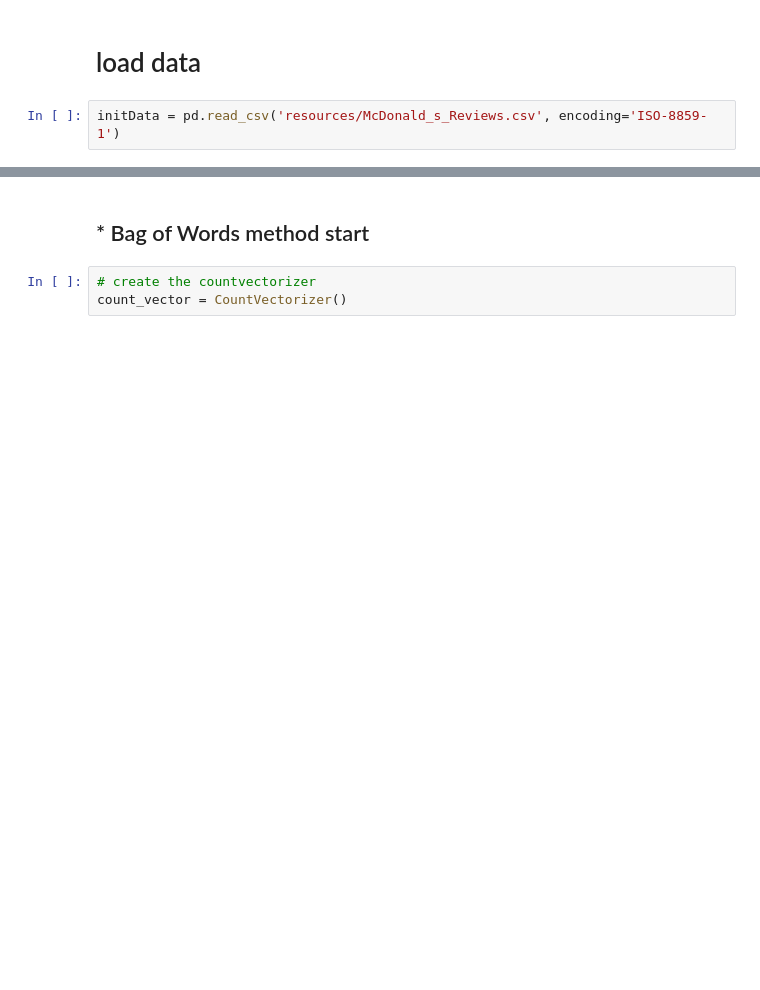
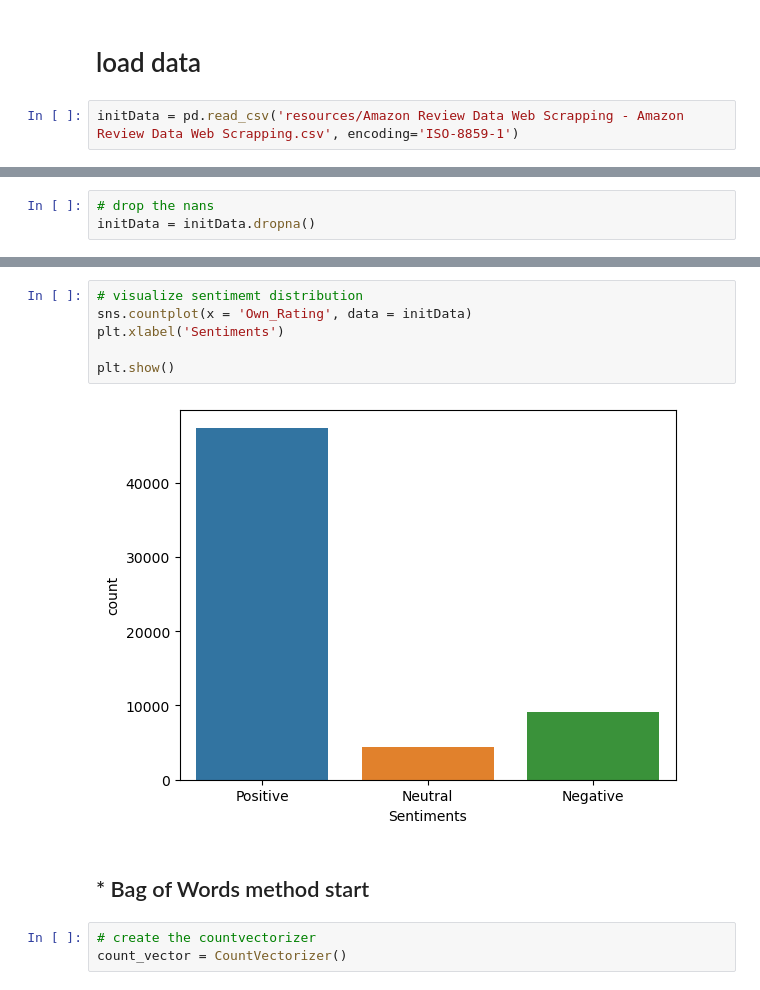
Before and after one commit to dantrellperson/project-sentiment, a Jupyter notebook: project-sentiment-draft1.ipynb, the cells around one changed output, grey strips where cells are left out. Drawn from its saved outputs; the diff is of its cells as text; blank space fills up the shorter version.

```diff
--- a/project-sentiment-draft1.ipynb
+++ b/project-sentiment-draft1.ipynb
@@ -38,5 +46,5 @@ warnings.filterwarnings('ignore')
 # %% [markdown]
 # load data
 # %%
-initData = pd.read_csv('resources/McDonald_s_Reviews.csv', encoding='ISO-8859-1')
+initData = pd.read_csv('resources/Amazon Review Data Web Scrapping - Amazon Review Data Web Scrapping.csv', encoding='ISO-8859-1')
 # %% [markdown]
@@ -80,0 +90,3 @@ Name: count, Length: 22285, dtype: int64
+# %%
+# drop the nans
+initData = initData.dropna()
@@ -81,3 +107,11 @@ Name: count, Length: 22285, dtype: int64
+# %%
+# visualize sentimemt distribution
+sns.countplot(x = 'Own_Rating', data = initData)
+plt.xlabel('Sentiments')
+
+plt.show()
+# %% [output]
+[figure, added]
 # %% [markdown]
 ## * Bag of Words method start
 # %%
```
Also changed, not shown: parts of 66 cells of this notebook, 2 other files.
